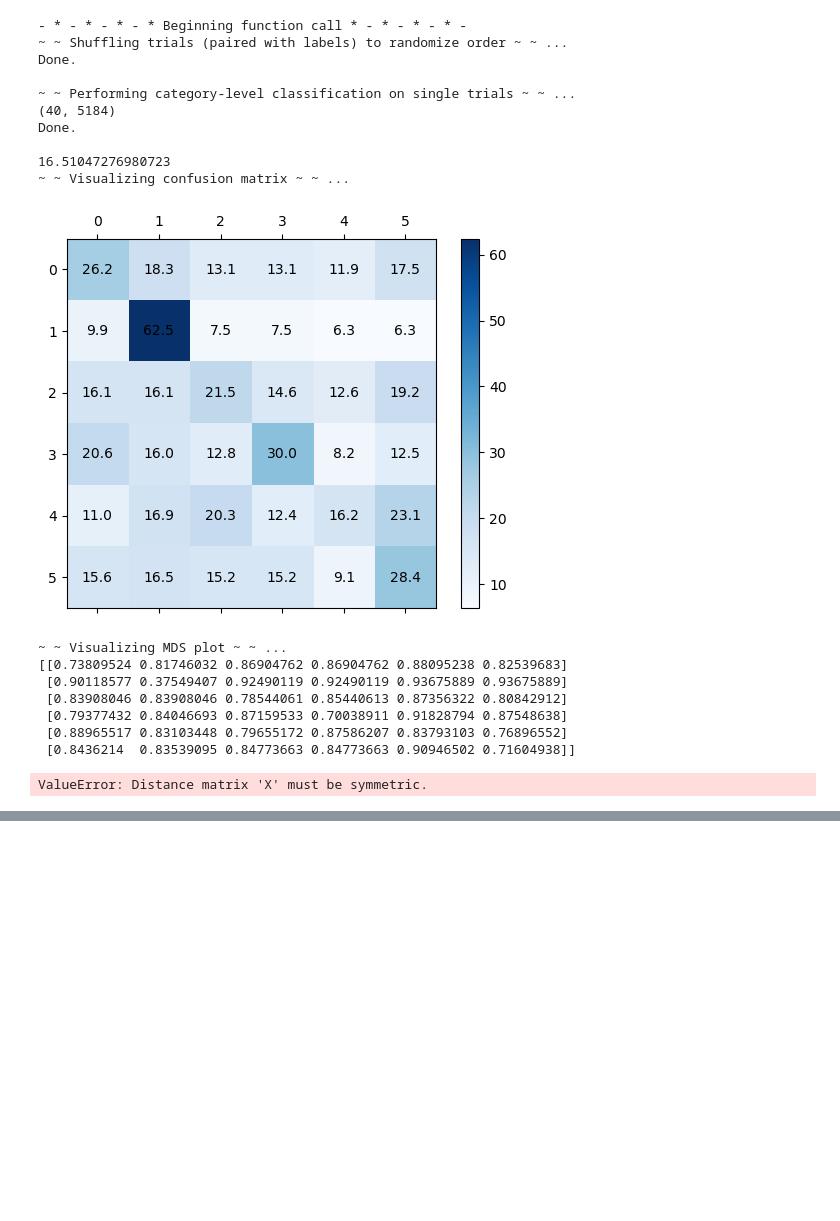
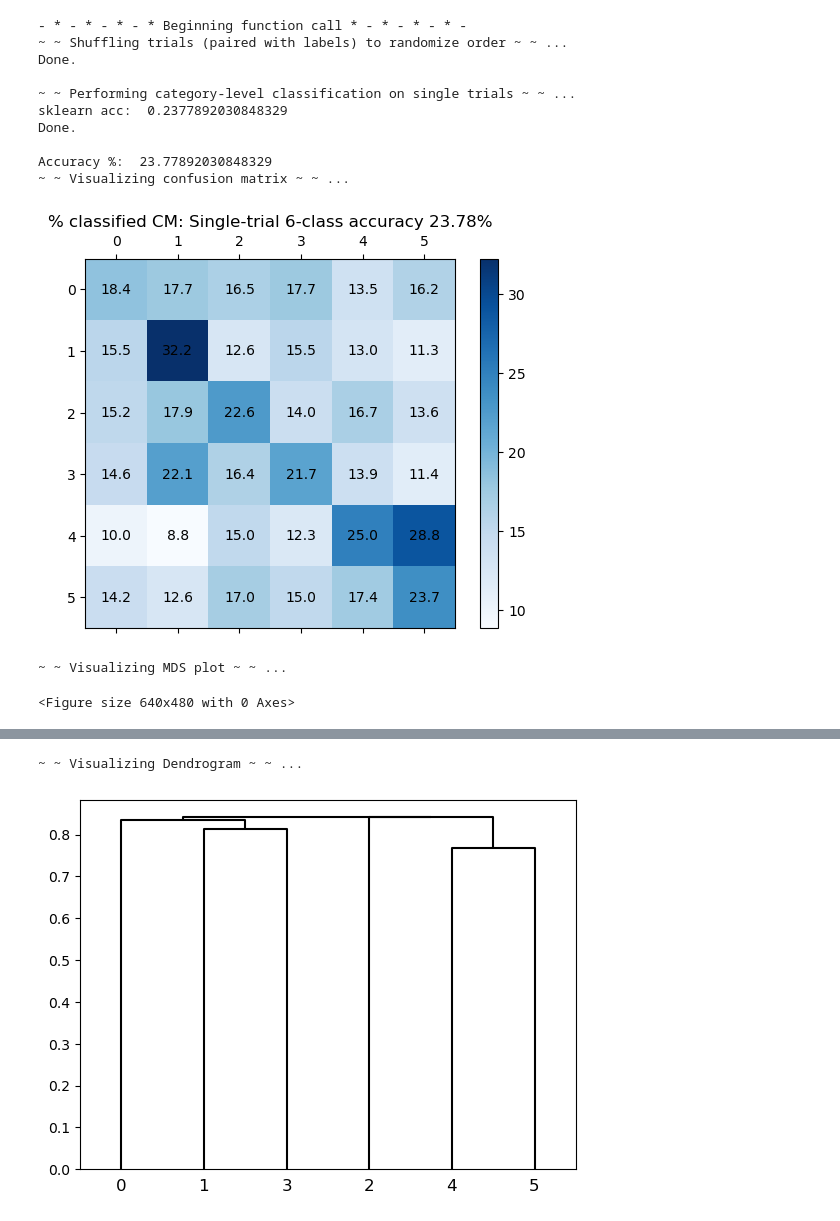
Before and after one commit to nonohuff/SHTEM2024, a Jupyter notebook: Classification.ipynb, the cells around one changed output, grey strips where cells are left out. Drawn from its saved outputs; the diff is of its cells as text; code cells hidden in the pictures; blank space fills up the shorter version.

```diff
--- a/Classification.ipynb
+++ b/Classification.ipynb
@@ -158,22 +171,16 @@ ValueError: Distance matrix 'X' must be symmetric.
 # %%
-main(pNum, nCategories,[96])
+main(pNum, nCategories,list(range(62)))
 # %% [output]
 - * - * - * - * Beginning function call * - * - * - * -
 ~ ~ Shuffling trials (paired with labels) to randomize order ~ ~ ...
 Done.
 
 ~ ~ Performing category-level classification on single trials ~ ~ ...
-(40, 5184)
+sklearn acc:  0.2377892030848329
 Done.
 
-16.51047276980723
+Accuracy %:  23.77892030848329
 ~ ~ Visualizing confusion matrix ~ ~ ...
-[figure, old version]
+[figure, new version]
 ~ ~ Visualizing MDS plot ~ ~ ...
-[[0.73809524 0.81746032 0.86904762 0.86904762 0.88095238 0.82539683]
- [0.90118577 0.37549407 0.92490119 0.92490119 0.93675889 0.93675889]
- [0.83908046 0.83908046 0.78544061 0.85440613 0.87356322 0.80842912]
- [0.79377432 0.84046693 0.87159533 0.70038911 0.91828794 0.87548638]
- [0.88965517 0.83103448 0.79655172 0.87586207 0.83793103 0.76896552]
- [0.8436214  0.83539095 0.84773663 0.84773663 0.90946502 0.71604938]]
-ValueError: Distance matrix 'X' must be symmetric.
+<Figure size 640x480 with 0 Axes>
@@ -180,0 +188,2 @@ ValueError: Distance matrix 'X' must be symmetric.
+~ ~ Visualizing Dendrogram ~ ~ ...
+[figure, added]
```
Also changed, not shown: parts of 3 cells of this notebook, 4 other files.
